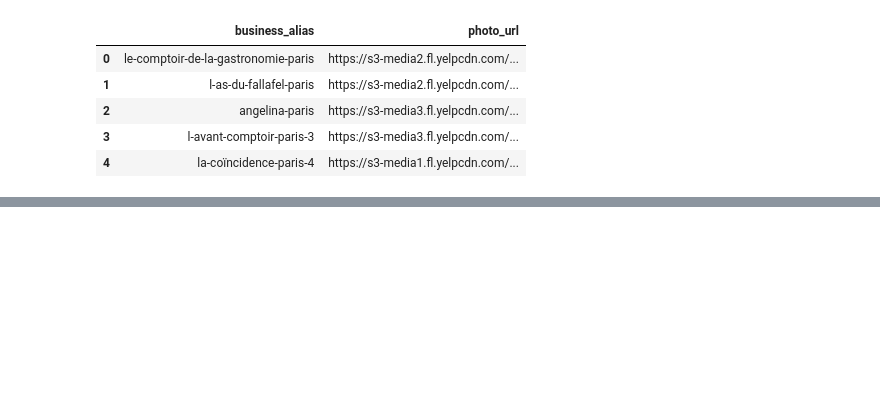
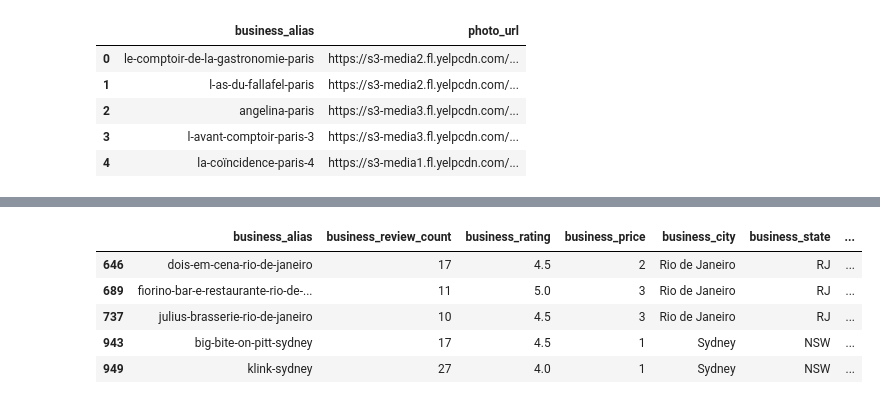
Before and after one commit to fleuryc/oc_ingenieur-ia_P6-Ameliorez-le-produit-IA-de-votre-start-up, a Jupyter notebook: notebooks/main.ipynb, the cells around one changed output, grey strips where cells are left out. Drawn from its saved outputs; the diff is of its cells as text; code cells hidden in the pictures; blank space fills up the shorter version.

```diff
--- a/notebooks/main.ipynb
+++ b/notebooks/main.ipynb
@@ -389,0 +488,9 @@ download_photos(photos_df, target_path="../data/raw/photos/")
+# %%
+businesses_df.loc[businesses_df["business_parent_categories"] == "[]"]
+# %% [output]
+|  | business_alias | business_review_count | business_rating | business_price | business_city | business_state | ... |
+| 646 | dois-em-cena-rio-de-janeiro | 17 | 4.5 | 2 | Rio de Janeiro | RJ | ... |
+| 689 | fiorino-bar-e-restaurante-rio-de-... | 11 | 5.0 | 3 | Rio de Janeiro | RJ | ... |
+| 737 | julius-brasserie-rio-de-janeiro | 10 | 4.5 | 3 | Rio de Janeiro | RJ | ... |
+| 943 | big-bite-on-pitt-sydney | 17 | 4.5 | 1 | Sydney | NSW | ... |
+| 949 | klink-sydney | 27 | 4.0 | 1 | Sydney | NSW | ... |
```
Also changed, not shown: parts of 11 cells of this notebook.
